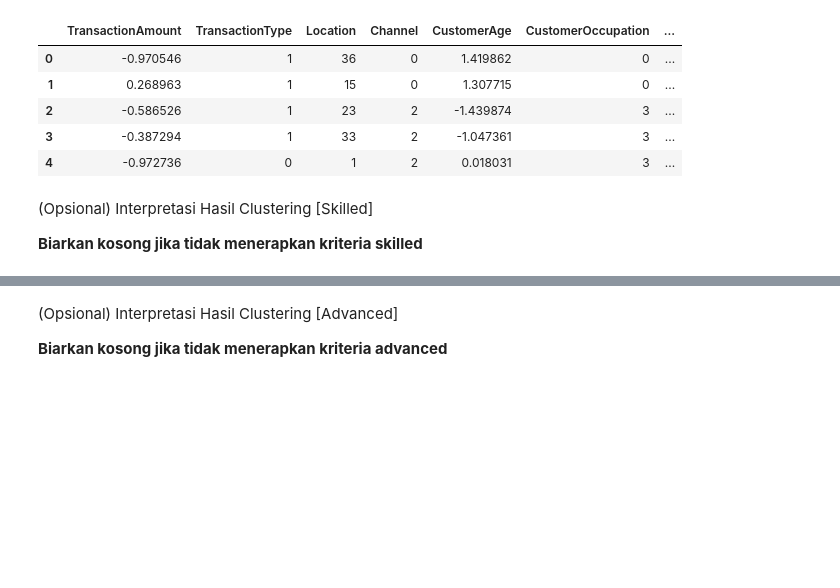
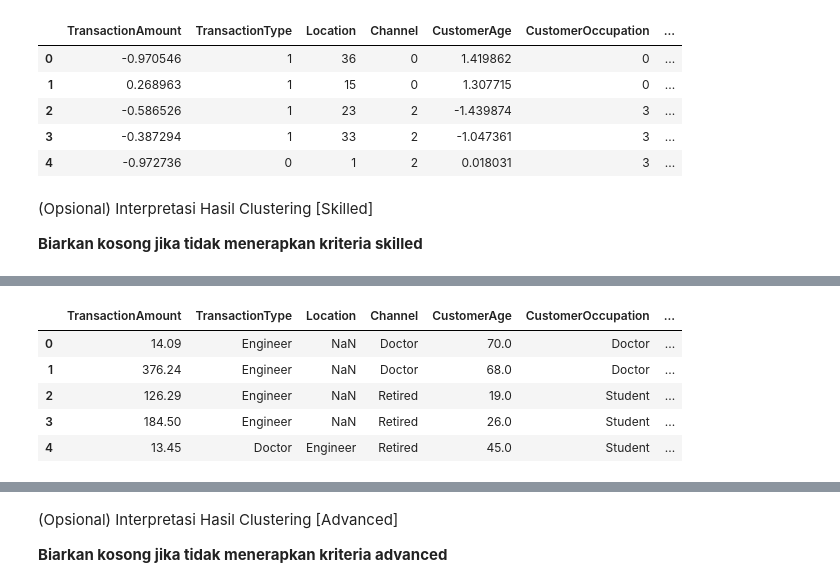
Before and after one commit to redomeire/banking-ml, a Jupyter notebook: [Clustering]_Submission_Akhir_BMLP_Redomeire.ipynb, the cells around one changed output, grey strips where cells are left out. Drawn from its saved outputs; the diff is of its cells as text; code cells hidden in the pictures; blank space fills up the shorter version.

```diff
--- a/[Clustering]_Submission_Akhir_BMLP_Redomeire.ipynb
+++ b/[Clustering]_Submission_Akhir_BMLP_Redomeire.ipynb
@@ -570,11 +566,19 @@ df_clustering.to_csv('data_clustering.csv', index=False)
 # %%
 # inverse dataset yang sudah diencode ke kategori aslinya.
 # Lengkapi kode berikut jika ingin menerapkan kriteria ini (silakan hapus simbol pagar pada kode yang akan digunakan.)
-# for ___ in categorical_cols:
-#     ___ = encoders[col]
-#     df[col] = ___.inverse_transform(df_inverse[col].astype(int))
+# Create a mapping for each categorical column to map encoded values back to original categories
+for col in category_features:
+    mapping = dict(zip(label_encoder.transform(label_encoder.classes_), label_encoder.classes_))
+    df_result_inverse[col] = df_result_inverse[col].map(mapping)
 # tampilkan dataset yang sudah di-inverse
-# ___.head()
+df_result_inverse.head()
+# %% [output]
+|  | TransactionAmount | TransactionType | Location | Channel | CustomerAge | CustomerOccupation | ... |
+| 0 | 14.09 | Engineer | NaN | Doctor | 70.0 | Doctor | ... |
+| 1 | 376.24 | Engineer | NaN | Doctor | 68.0 | Doctor | ... |
+| 2 | 126.29 | Engineer | NaN | Retired | 19.0 | Student | ... |
+| 3 | 184.50 | Engineer | NaN | Retired | 26.0 | Student | ... |
+| 4 | 13.45 | Doctor | Engineer | Retired | 45.0 | Student | ... |
 # %%
 # Lakukan analisis deskriptif minimal mean, min dan max untuk fitur numerik dan mode untuk kategorikal seperti pada basic tetapi menggunakan data yang sudah diinverse.
 # pastikan output menghasilkan agregasi dan groupby bersamaan dengan mean, min, dan max kembali setelah melakukan inverse.
```
Also changed, not shown: parts of 7 cells of this notebook, 4 other files.
